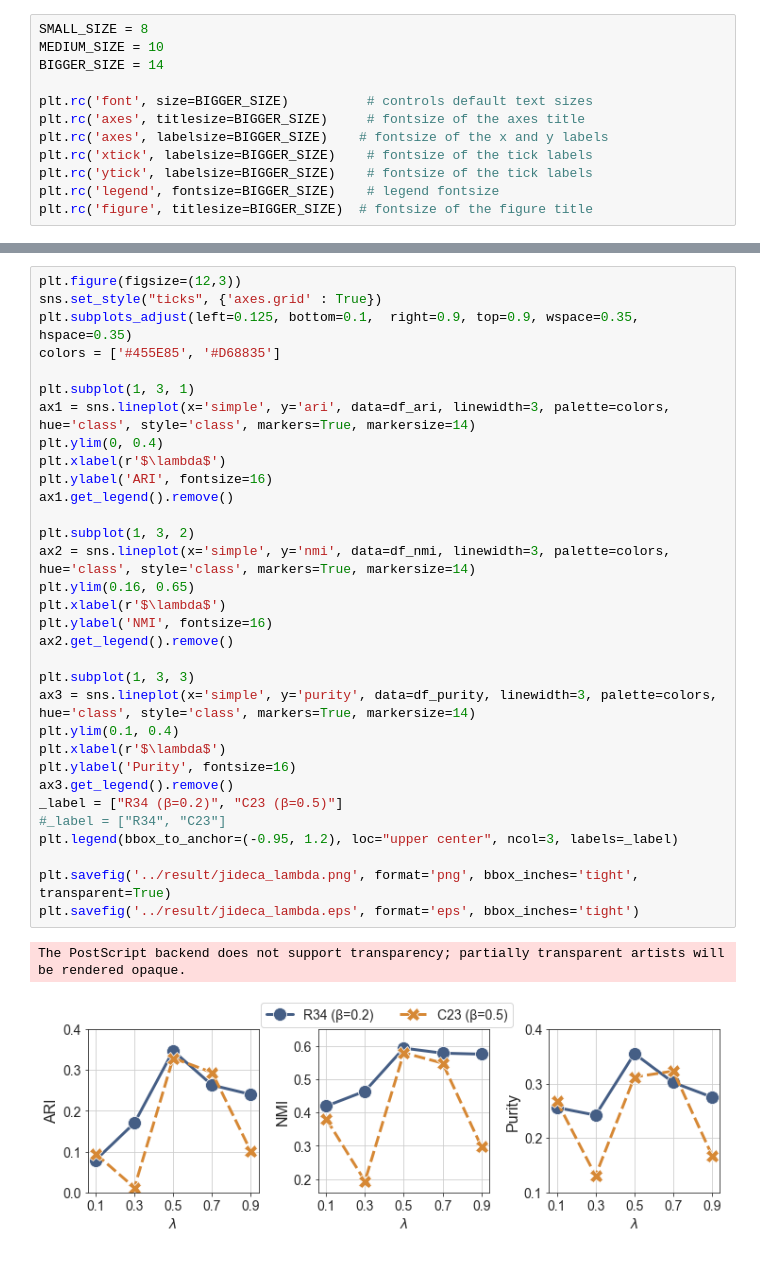
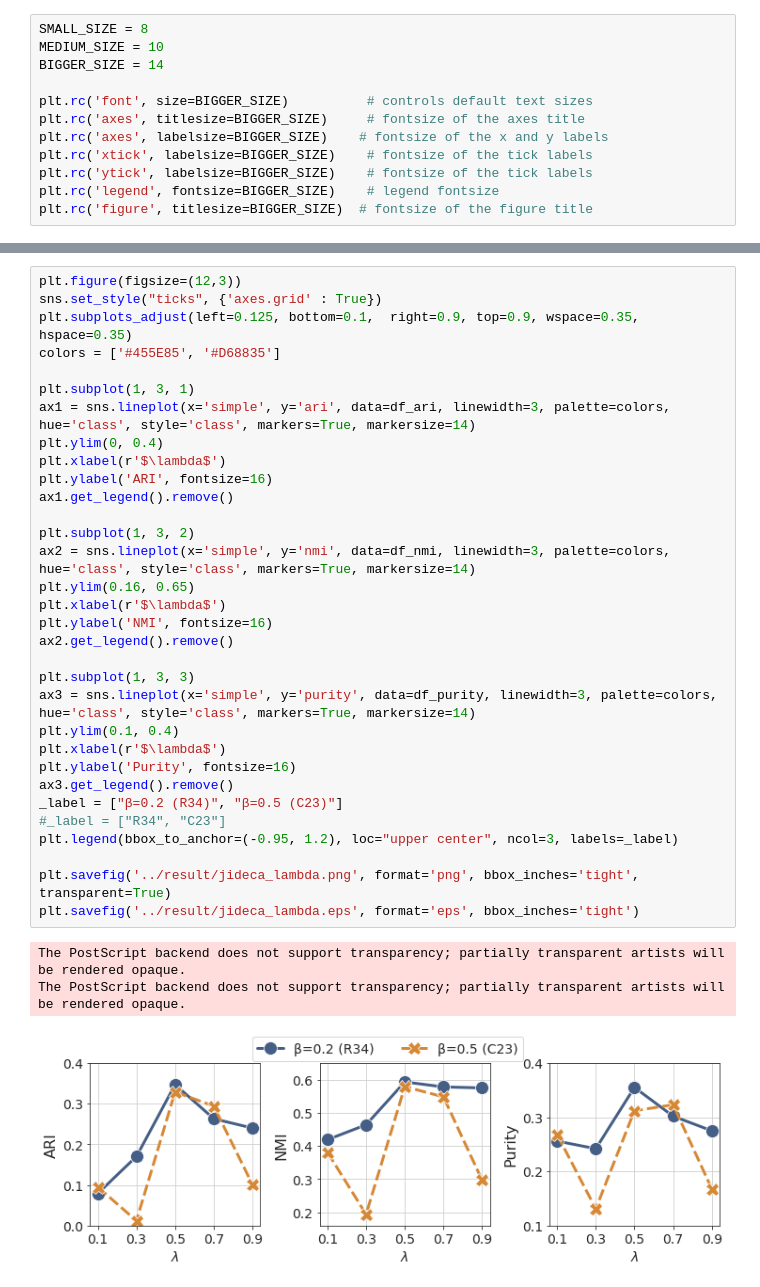
Before and after one commit to hopemini/data_processing, a Jupyter notebook: jideca_params/jideca_real_lambda.ipynb, the cells around one changed output, grey strips where cells are left out. Cells and saved outputs as stored; diff of their text form.

Commit message:
Change labels for lambda

```diff
--- a/jideca_params/jideca_real_lambda.ipynb
+++ b/jideca_params/jideca_real_lambda.ipynb
@@ -131,32 +131,33 @@ sns.set_style("ticks", {'axes.grid' : True})
 plt.subplots_adjust(left=0.125, bottom=0.1,  right=0.9, top=0.9, wspace=0.35, hspace=0.35)
 colors = ['#455E85', '#D68835']
 
 plt.subplot(1, 3, 1)
 ax1 = sns.lineplot(x='simple', y='ari', data=df_ari, linewidth=3, palette=colors, hue='class', style='class', markers=True, markersize=14)
 plt.ylim(0, 0.4)
 plt.xlabel(r'$\lambda$')
 plt.ylabel('ARI', fontsize=16)
 ax1.get_legend().remove()
 
 plt.subplot(1, 3, 2)
 ax2 = sns.lineplot(x='simple', y='nmi', data=df_nmi, linewidth=3, palette=colors, hue='class', style='class', markers=True, markersize=14)
 plt.ylim(0.16, 0.65)
 plt.xlabel(r'$\lambda$')
 plt.ylabel('NMI', fontsize=16)
 ax2.get_legend().remove()
 
 plt.subplot(1, 3, 3)
 ax3 = sns.lineplot(x='simple', y='purity', data=df_purity, linewidth=3, palette=colors, hue='class', style='class', markers=True, markersize=14)
 plt.ylim(0.1, 0.4)
 plt.xlabel(r'$\lambda$')
 plt.ylabel('Purity', fontsize=16)
 ax3.get_legend().remove()
-_label = ["R34 (β=0.2)", "C23 (β=0.5)"]
+_label = ["β=0.2 (R34)", "β=0.5 (C23)"]
 #_label = ["R34", "C23"]
 plt.legend(bbox_to_anchor=(-0.95, 1.2), loc="upper center", ncol=3, labels=_label)
 
 plt.savefig('../result/jideca_lambda.png', format='png', bbox_inches='tight', transparent=True)
 plt.savefig('../result/jideca_lambda.eps', format='eps', bbox_inches='tight')
 # %% [output]
 The PostScript backend does not support transparency; partially transparent artists will be rendered opaque.
+The PostScript backend does not support transparency; partially transparent artists will be rendered opaque.
-[figure, old version]
+[figure, new version]
```
Also changed, not shown: parts of 3 cells of this notebook, 2 other files.
